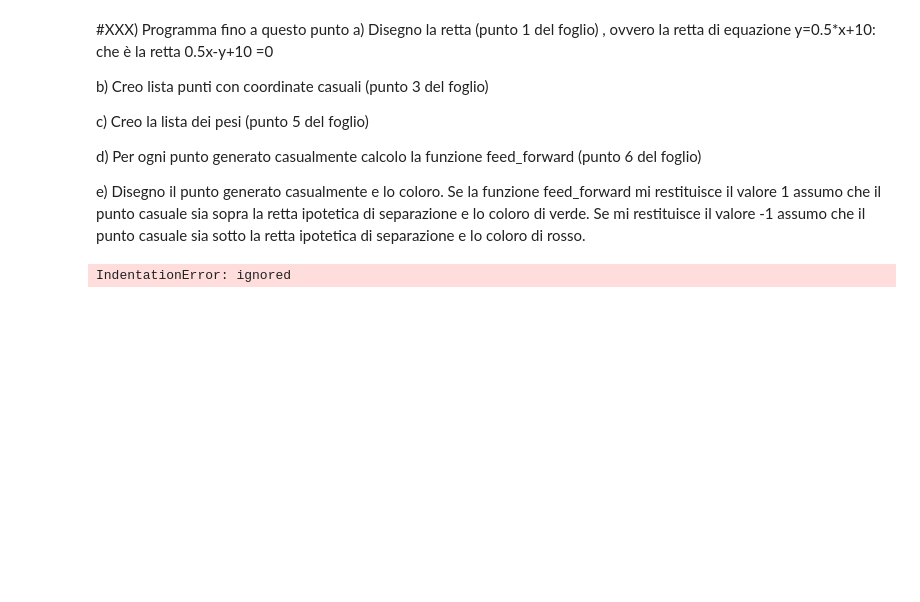
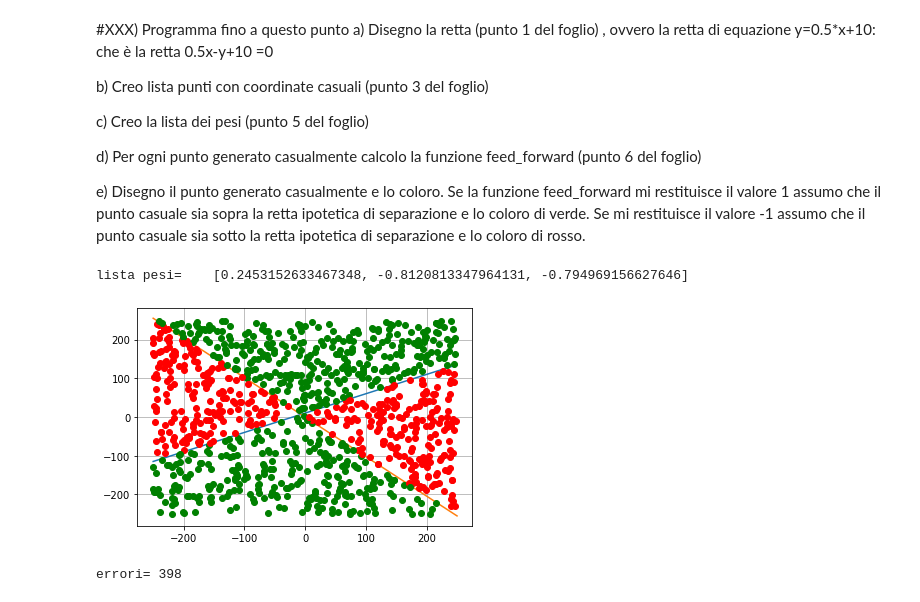
Before and after one commit to stefanoridolfi/Corso_ML, a Jupyter notebook: funzione retta.ipynb, the cells around one changed output. Cells and saved outputs as stored; diff of their text form; code cells hidden in the pictures; blank space fills up the shorter version.

```diff
--- a/funzione retta.ipynb
+++ b/funzione retta.ipynb
@@ -74,7 +74,9 @@ def feed_forward(inputs):
   #print("valore del guess =", sum)
   answer=-1
   y_guess =(-BIAS-inputs[0]*lista_pesi[1]/lista_pesi[2])
-  if  y_guess>inputs[1]:
+  #print("Y punto=", inputs[1])
+  #print("y retta guess= ", y_guess)
+  if  y_guess<inputs[1]:
     answer=1
   return answer
 
@@ -82,7 +84,7 @@ def feed_forward(inputs):
 def posiz(inputs):
   answer=-1
   #valore_reale=0.5*inputs[0]+10-inputs[1]
-  #print("Valore reale= ",valore_reale)
+  #print("y retta reale= ",GenRetta(inputs[0]))
   if inputs[1]>GenRetta(inputs[0]):
     answer=1
   return answer
@@ -115,35 +117,37 @@ for x in range(-250,251):
 pl.plot(llx,lly)
 #pl.grid(True)
 #pl.show()
 
 #Genero lista dei  punti casuali
-lista_punti=generaPunti(1)
+lista_punti=generaPunti(1000)
 #print("lista punti generati=  ", lista_punti, "\n")
 
 
 #Ad ogni punto della lista dei punti casuali applico la funzione feed_forward
 #print("test feed=  ",feed_forward([10,10]))
 errori=0
 for punto in lista_punti:
   posizione_reale=posiz(punto)
-  print("posizione reale del punto  = ",posizione_reale)
+  #print("posizione reale del punto  = ",posizione_reale)
 # guess assumerà il valore 1 o -1 a seconda di dove si trova il punto calcolando la posizione utilizzando i valori dei pesi correnti
   guess=feed_forward(punto)
-  print("punto", punto)
-  print("guess del punto= ", guess, "\n")
+  #print("punto", punto)
+  #print("guess del punto= ", guess, "\n")
   xp=punto[0]
   yp=punto[1]
   #errore=int(posizione_reale) - int(guess)
   if posizione_reale==guess:
     formato='go'
   else:
     formato='ro'
     errori=errori+1
      # stampo il punto
   pl.plot(xp,yp, formato)
 pl.grid(True)
 pl.show()
 print("errori=", errori)
 # Cerco i valori ottimali dei pesi  punto in lista_punti:
 # %% [output]
-IndentationError: ignored
+lista pesi=    [0.2453152633467348, -0.8120813347964131, -0.794969156627646]
+[figure, added]
+errori= 398
```
